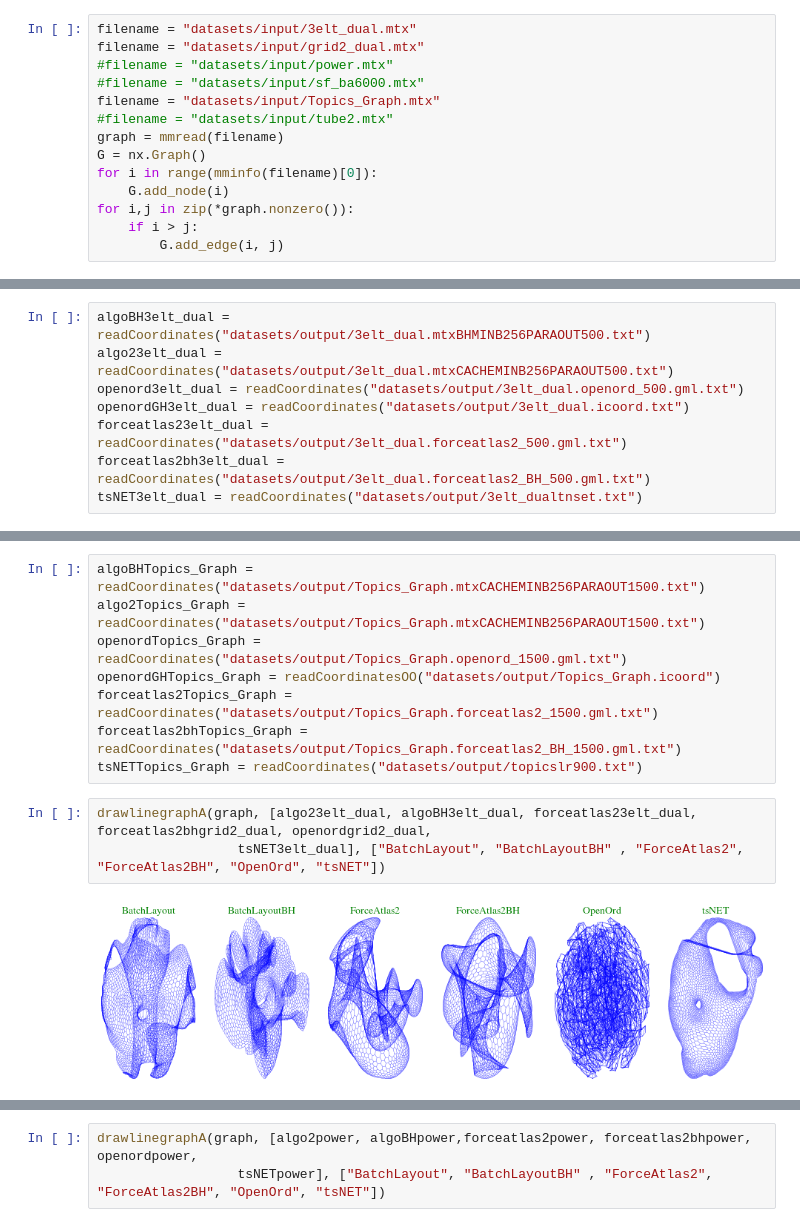
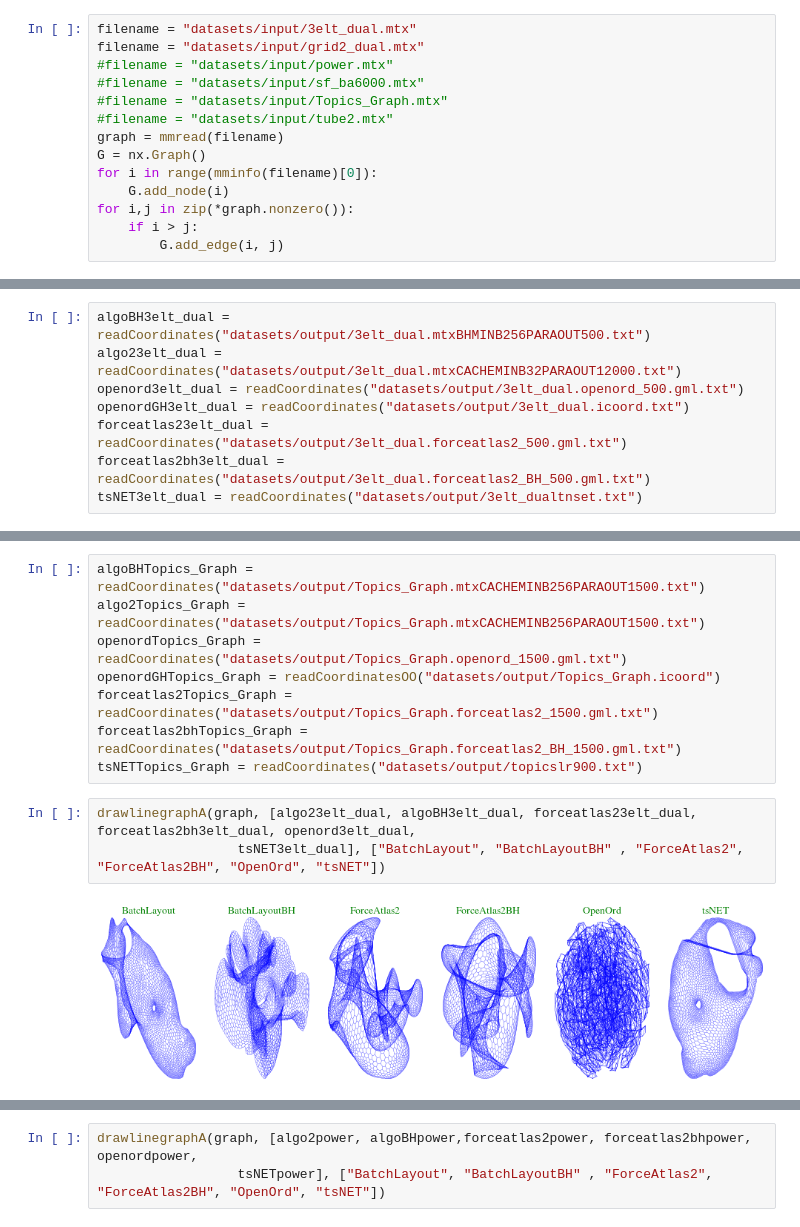
Before and after one commit to khaled-rahman/BatchLayout, a Jupyter notebook: visualize.ipynb, the cells around one changed output, grey strips where cells are left out. Drawn from its saved outputs; the diff is of its cells as text.

```diff
--- a/visualize.ipynb
+++ b/visualize.ipynb
@@ -43,7 +43,7 @@ filename = "datasets/input/3elt_dual.mtx"
 filename = "datasets/input/grid2_dual.mtx"
 #filename = "datasets/input/power.mtx"
 #filename = "datasets/input/sf_ba6000.mtx"
-filename = "datasets/input/Topics_Graph.mtx"
+#filename = "datasets/input/Topics_Graph.mtx"
 #filename = "datasets/input/tube2.mtx"
 graph = mmread(filename)
 G = nx.Graph()
@@ -134,7 +134,7 @@ array([[  33.3745 ,   -1.85834],
        [-301.045  ,  -65.1693 ]])
 # %%
 algoBH3elt_dual = readCoordinates("datasets/output/3elt_dual.mtxBHMINB256PARAOUT500.txt")
-algo23elt_dual = readCoordinates("datasets/output/3elt_dual.mtxCACHEMINB256PARAOUT500.txt")
+algo23elt_dual = readCoordinates("datasets/output/3elt_dual.mtxCACHEMINB32PARAOUT12000.txt")
 openord3elt_dual = readCoordinates("datasets/output/3elt_dual.openord_500.gml.txt")
 openordGH3elt_dual = readCoordinates("datasets/output/3elt_dual.icoord.txt")
 forceatlas23elt_dual = readCoordinates("datasets/output/3elt_dual.forceatlas2_500.gml.txt")
@@ -173,10 +173,10 @@ forceatlas2Topics_Graph = readCoordinates("datasets/output/Topics_Graph.forceatl
 forceatlas2bhTopics_Graph = readCoordinates("datasets/output/Topics_Graph.forceatlas2_BH_1500.gml.txt")
 tsNETTopics_Graph = readCoordinates("datasets/output/topicslr900.txt")
 # %%
-drawlinegraphA(graph, [algo23elt_dual, algoBH3elt_dual, forceatlas23elt_dual, forceatlas2bhgrid2_dual, openordgrid2_dual,
+drawlinegraphA(graph, [algo23elt_dual, algoBH3elt_dual, forceatlas23elt_dual, forceatlas2bh3elt_dual, openord3elt_dual,
                   tsNET3elt_dual], ["BatchLayout", "BatchLayoutBH" , "ForceAtlas2", "ForceAtlas2BH", "OpenOrd", "tsNET"])
 # %% [output]
-[figure, old version]
+[figure, new version]
 # %%
 drawlinegraphA(graph, [algo2grid2_dual, algoBHgrid2_dual, forceatlas2grid2_dual, forceatlas2bhgrid2_dual,
                        openordgrid2_dual,
```
Also changed, not shown: parts of 2 cells of this notebook.
